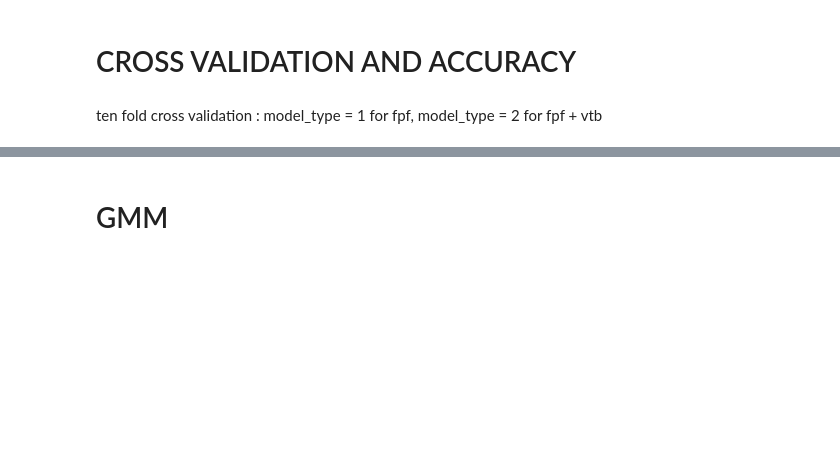
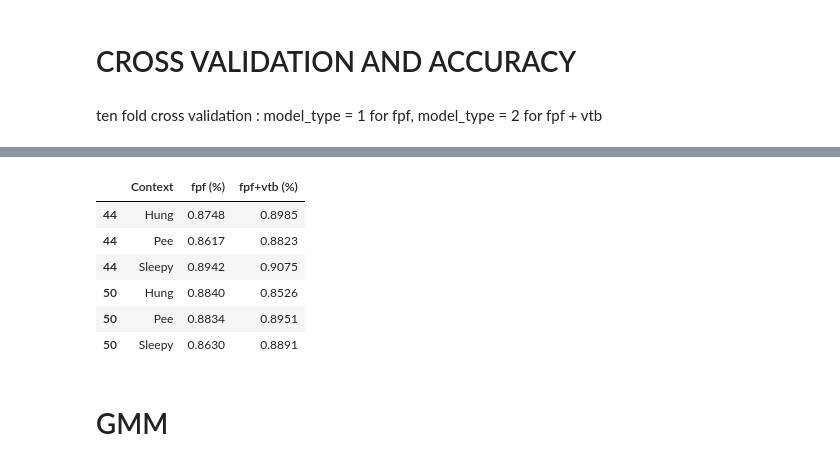
Before and after one commit to AVAGLIO/BABY, a Jupyter notebook: Baby.ipynb, the cells around one changed output, grey strips where cells are left out. Cells and saved outputs as stored; diff of their text form; code cells hidden in the pictures; blank space fills up the shorter version.

```diff
--- a/Baby.ipynb
+++ b/Baby.ipynb
@@ -562,0 +650,19 @@ Accuracy: 0.89 (+/- 0.15)
+# %%
+C = 1
+gamma = 0.1
+
+accuracies = {}
+
+for baby in babies:
+    for baby_state in baby_states:
+        name_dataset = baby + '-' + baby_state
+        mfcc_dset = mfcc_dsets[name_dataset]
+        labels_dset = labels_dsets[name_dataset]
+        print('Accuracy svm with ten fold cross validation for ' + name_dataset + ' :')
+        accuracy = accuracy_cv(mfcc_dset,labels_dset,1,C,gamma)
+        accuracies[baby + '-' + baby_state + '-' + 'fpf'] = accuracy
+        print('\n')
+        print('Accuracy svm + viterbi with ten fold cross validation for ' + name_dataset + ' :')
+        accuracy = accuracy_cv(mfcc_dset,labels_dset,2,C,gamma)
+        accuracies[baby + '-' + baby_state + '-' + 'fpf+vtb'] = accuracy
+        print('\n')
@@ -563,3 +704,34 @@ Accuracy: 0.89 (+/- 0.15)
+# %%
+babies = ['044','050']
+baby_states = ['hungry','pee',"sleepy"]
+types_algo = ['fpf','fpf+vtb']
+
+index = ['44', '44', '44', '50','50', '50']
+
+df = pd.DataFrame({'Context' : ['Hung', 'Pee', 'Sleepy', 'Hung','Pee', 'Sleepy'],\
+                          'fpf (%)' : np.random.randn(6),\
+                          'fpf+vtb (%)' : np.random.randn(6)}, index = index)
+i = 0
+j = 1
+
+for baby in babies:
+    for baby_state in baby_states:
+        for type_algo in types_algo:
+            if (type_algo == 'fpf'):
+                df.iat[i,j] = accuracies[baby + '-' + baby_state + '-' + type_algo]
+            else:
+                df.iat[i,j+1] = accuracies[baby + '-' + baby_state + '-' + type_algo]
+        i = i + 1
+
+df
+# %% [output]
+|  | Context | fpf (%) | fpf+vtb (%) |
+| 44 | Hung | 0.8748 | 0.8985 |
+| 44 | Pee | 0.8617 | 0.8823 |
+| 44 | Sleepy | 0.8942 | 0.9075 |
+| 50 | Hung | 0.8840 | 0.8526 |
+| 50 | Pee | 0.8834 | 0.8951 |
+| 50 | Sleepy | 0.8630 | 0.8891 |
 # %% [markdown]
 # GMM
 # %%
```
Also changed, not shown: parts of 23 cells of this notebook, 3 other files.
